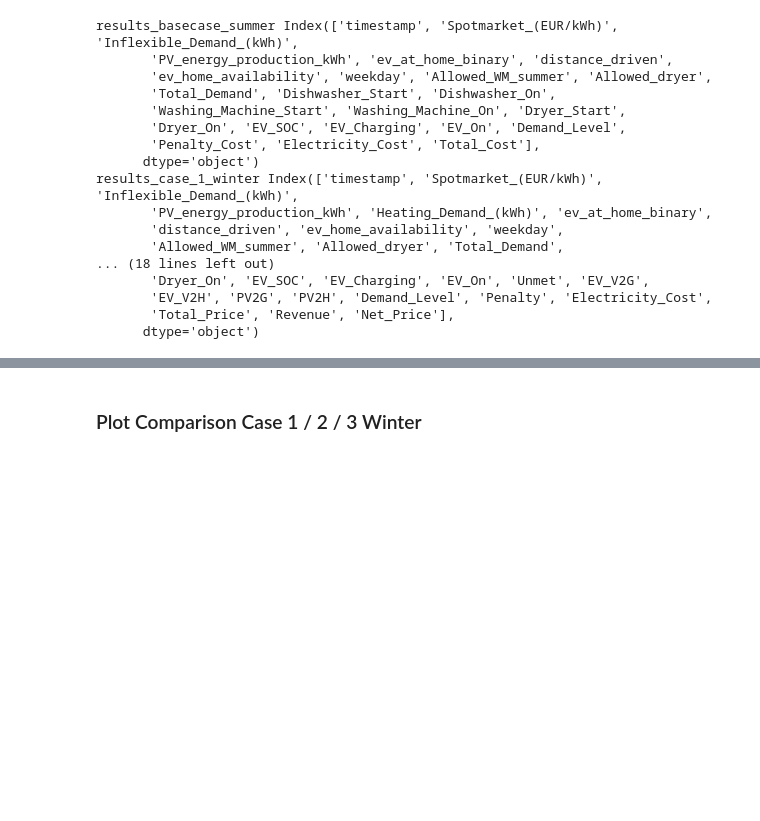
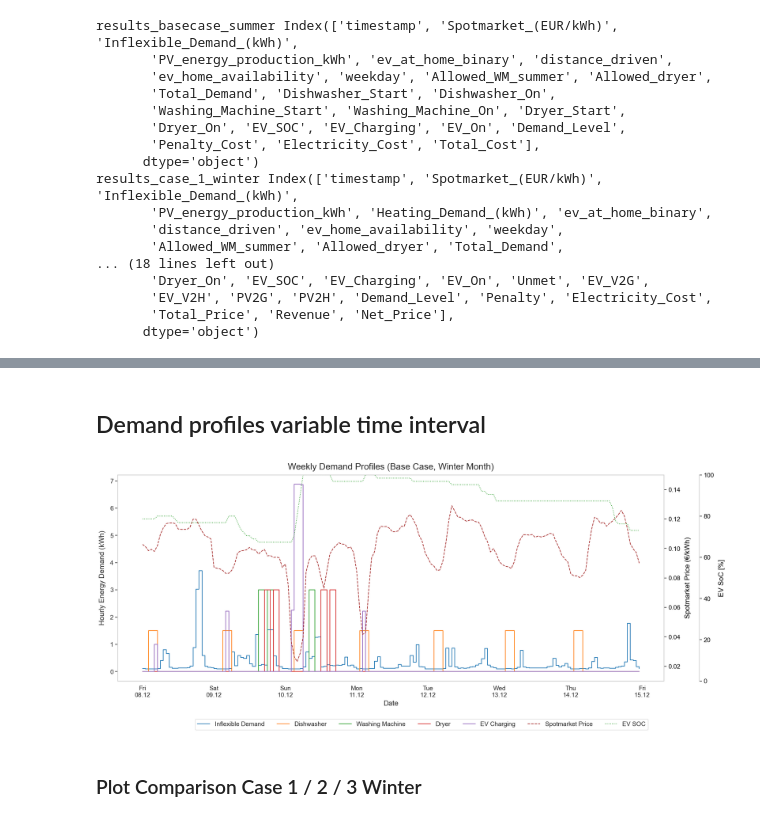
Before and after one commit to sewaelty/optimization_project, a Jupyter notebook: main/final_plots.ipynb, the cells around one changed output, grey strips where cells are left out. Saved outputs shown, nothing was run; the diff lists cells and outputs as text; code cells hidden in the pictures; blank space fills up the shorter version.

```diff
--- a/main/final_plots.ipynb
+++ b/main/final_plots.ipynb
@@ -48,0 +64,2 @@ results_case_1_winter Index(['timestamp', 'Spotmarket_(EUR/kWh)', 'Inflexible_De
+# %% [markdown]
+## Demand profiles variable time interval
@@ -49,3 +184,20 @@ results_case_1_winter Index(['timestamp', 'Spotmarket_(EUR/kWh)', 'Inflexible_De
+# %%
+plot_title = "Weekly Demand Profiles (Base Case, Winter Month)"
+
+filename = "basecase_winter.png"
+
+start_day = 7
+end_day = 14
+
+plot_energy_profile(
+    results_df=results_basecase_winter,
+    title=plot_title,
+    save_filename= filename,
+    max_time=24 * end_day,
+    min_time=24 * start_day,
+)
+# %% [output]
+[figure, added]
 # %% [markdown]
 ### Plot Comparison Case 1 / 2 / 3 Winter
 # %%
```
Also changed, not shown: parts of 10 cells of this notebook, 7 other files.
